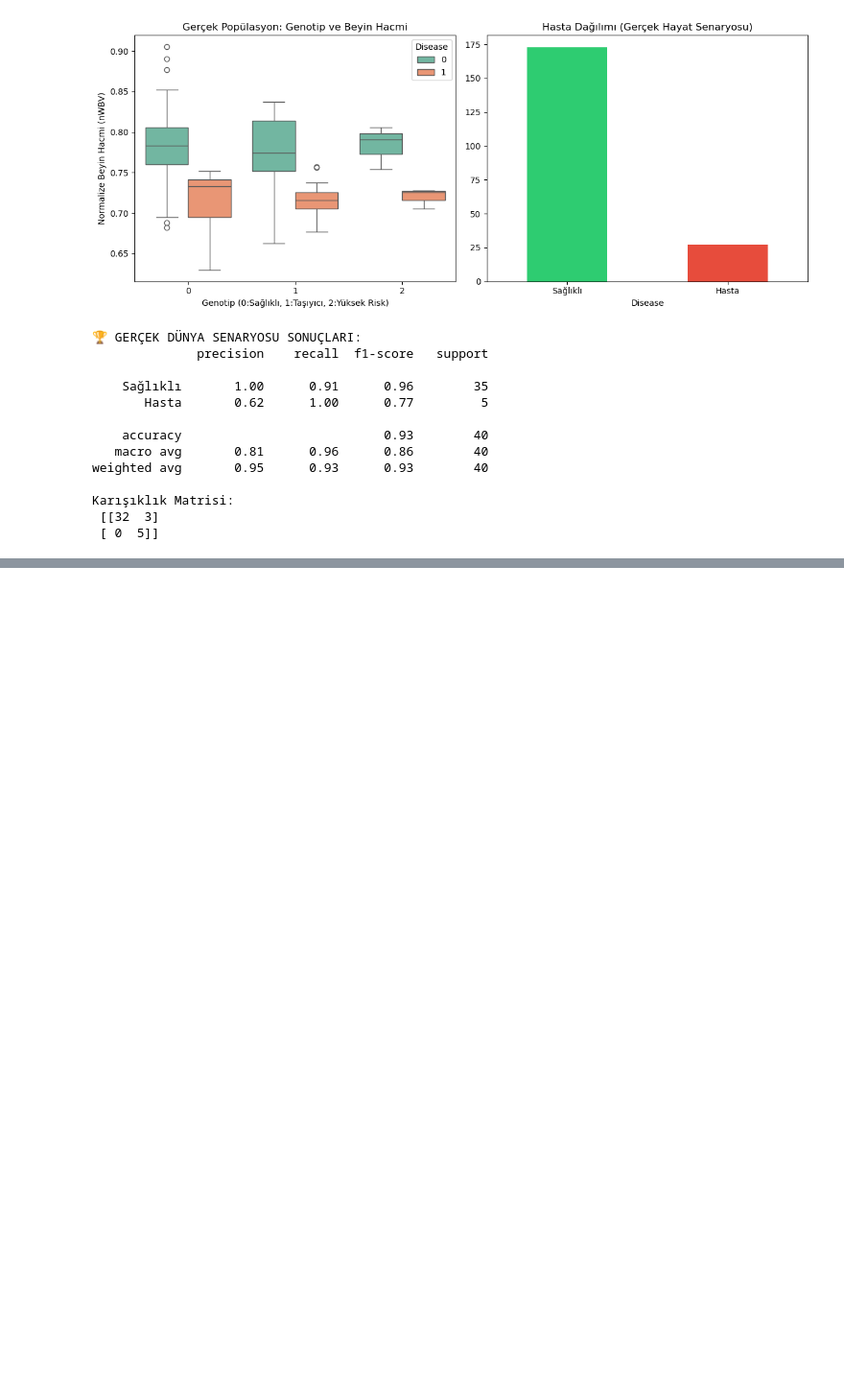
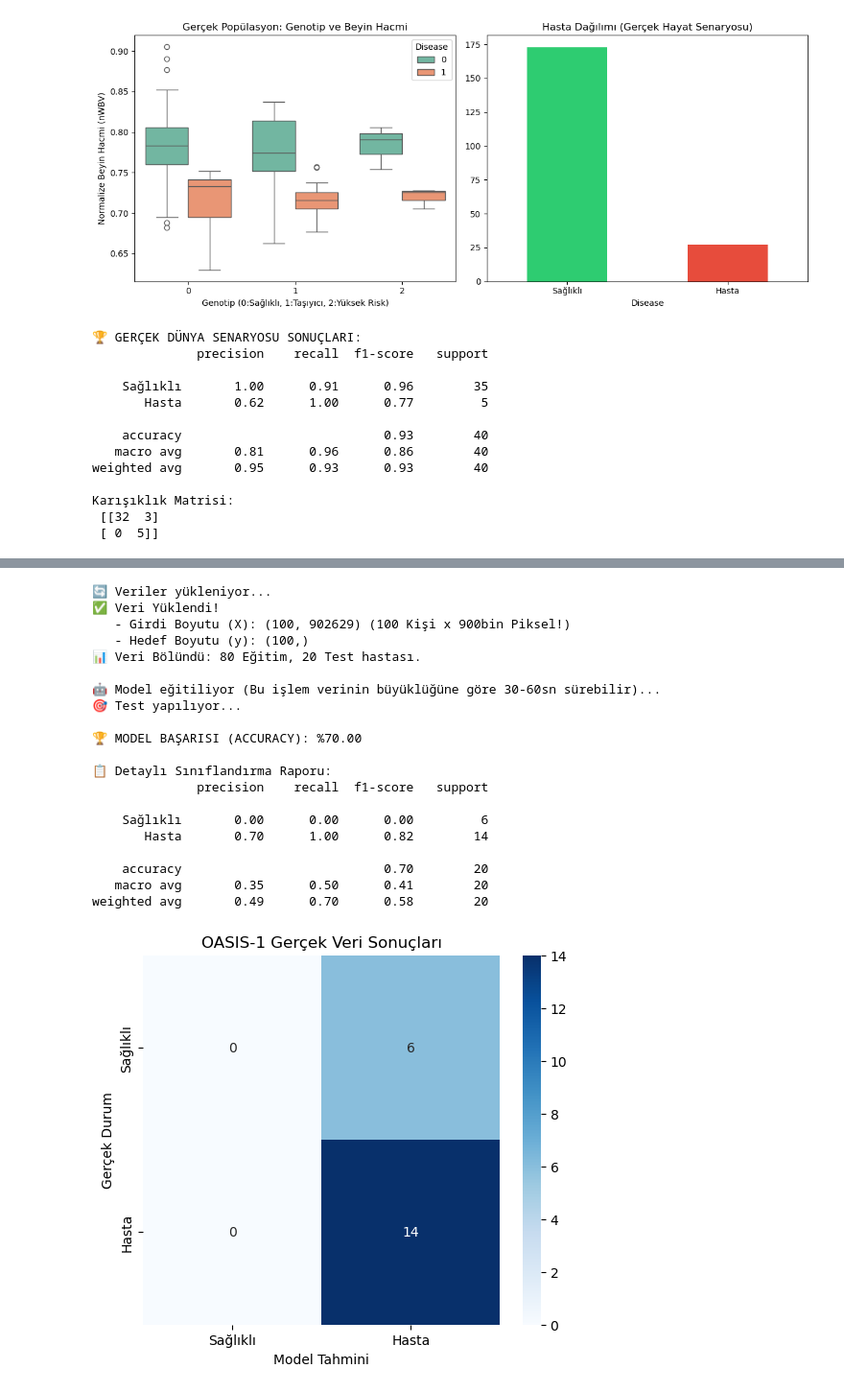
Before and after one commit to senaayy/snp-genome-lab, a Jupyter notebook: Untitled.ipynb, the cells around one changed output, grey strips where cells are left out. Shown at 96% size. Cells and saved outputs as stored; diff of their text form; code cells hidden in the pictures; blank space fills up the shorter version.

```diff
--- a/Untitled.ipynb
+++ b/Untitled.ipynb
@@ -604,0 +795,72 @@ Karışıklık Matrisi:
+# %%
+import numpy as np
+import pandas as pd
+import seaborn as sns
+import matplotlib.pyplot as plt
+from sklearn.model_selection import train_test_split
+from sklearn.ensemble import RandomForestClassifier
+from sklearn.metrics import classification_report, confusion_matrix, accuracy_score
+
+# 1. KAYDETTİĞİN VERİLERİ GERİ YÜKLE
+print("🔄 Veriler yükleniyor...")
+X = np.load('oasis_features_X.npy') # Beyin Görüntüleri (Sayısal Hali)
+y = np.load('oasis_labels_y.npy')   # Teşhisler (0: Sağlıklı, 1: Hasta)
+
+print(f"✅ Veri Yüklendi!")
+print(f"   - Girdi Boyutu (X): {X.shape} (100 Kişi x 900bin Piksel!)")
+print(f"   - Hedef Boyutu (y): {y.shape}")
+
+# 2. EĞİTİM VE TEST OLARAK AYIR (%80 Eğitim, %20 Test)
+# random_state=42: Her seferinde aynı sonucu almak için sabitliyoruz
+X_train, X_test, y_train, y_test = train_test_split(X, y, test_size=0.2, random_state=42, stratify=y)
+
+print(f"📊 Veri Bölündü: {len(X_train)} Eğitim, {len(X_test)} Test hastası.")
+
+# 3. RANDOM FOREST MODELİNİ KUR VE EĞİT
+print("\n🤖 Model eğitiliyor (Bu işlem verinin büyüklüğüne göre 30-60sn sürebilir)...")
+# n_estimators=100: 100 tane karar ağacı kullan
+# class_weight='balanced': Hasta sayısı az olsa bile dengelemek için
+rf_model = RandomForestClassifier(n_estimators=100, random_state=42, class_weight='balanced')
+rf_model.fit(X_train, y_train)
+
+# 4. TEST ET (Hiç görmediği 20 hasta üzerinde)
+print("🎯 Test yapılıyor...")
+y_pred = rf_model.predict(X_test)
+
+# 5. SONUÇLARI RAPORLA
+acc = accuracy_score(y_test, y_pred)
+print(f"\n🏆 MODEL BAŞARISI (ACCURACY): %{acc * 100:.2f}")
+
+print("\n📋 Detaylı Sınıflandırma Raporu:")
+print(classification_report(y_test, y_pred, target_names=['Sağlıklı', 'Hasta']))
+
+# 6. KARIŞIKLIK MATRİSİ (Görsel)
+plt.figure(figsize=(6, 5))
+cm = confusion_matrix(y_test, y_pred)
+sns.heatmap(cm, annot=True, fmt='d', cmap='Blues', xticklabels=['Sağlıklı', 'Hasta'], yticklabels=['Sağlıklı', 'Hasta'])
+plt.title('OASIS-1 Gerçek Veri Sonuçları')
+plt.ylabel('Gerçek Durum')
+plt.xlabel('Model Tahmini')
+plt.show()
+# %% [output]
+🔄 Veriler yükleniyor...
+✅ Veri Yüklendi!
+   - Girdi Boyutu (X): (100, 902629) (100 Kişi x 900bin Piksel!)
+   - Hedef Boyutu (y): (100,)
+📊 Veri Bölündü: 80 Eğitim, 20 Test hastası.
+
+🤖 Model eğitiliyor (Bu işlem verinin büyüklüğüne göre 30-60sn sürebilir)...
+🎯 Test yapılıyor...
+
+🏆 MODEL BAŞARISI (ACCURACY): %70.00
+
+📋 Detaylı Sınıflandırma Raporu:
+              precision    recall  f1-score   support
+
+    Sağlıklı       0.00      0.00      0.00         6
+       Hasta       0.70      1.00      0.82        14
+
+    accuracy                           0.70        20
+   macro avg       0.35      0.50      0.41        20
+weighted avg       0.49      0.70      0.58        20
+[figure, added]
```
Also changed, not shown: parts of 22 cells of this notebook, 9 other files.
